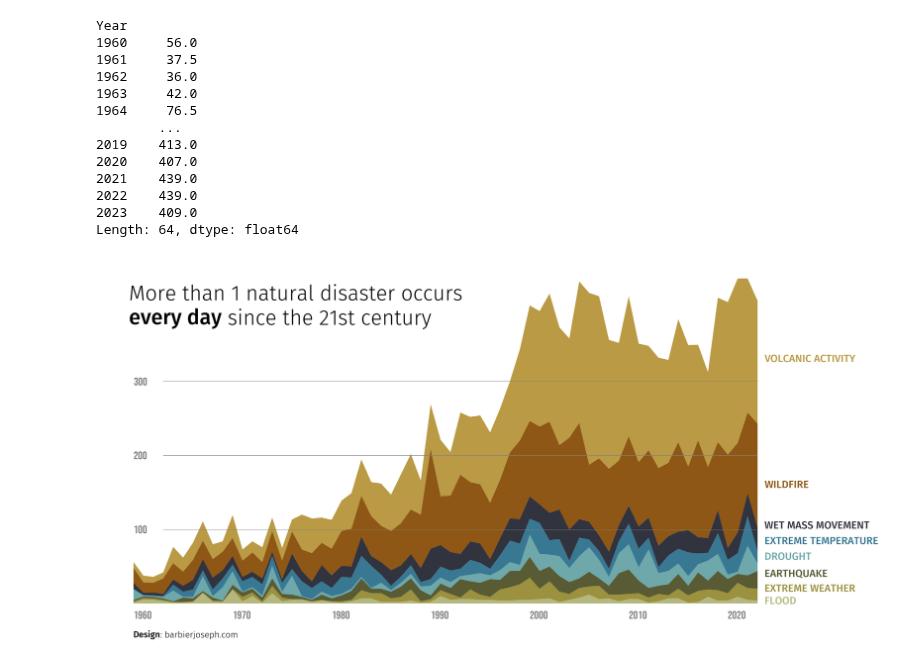
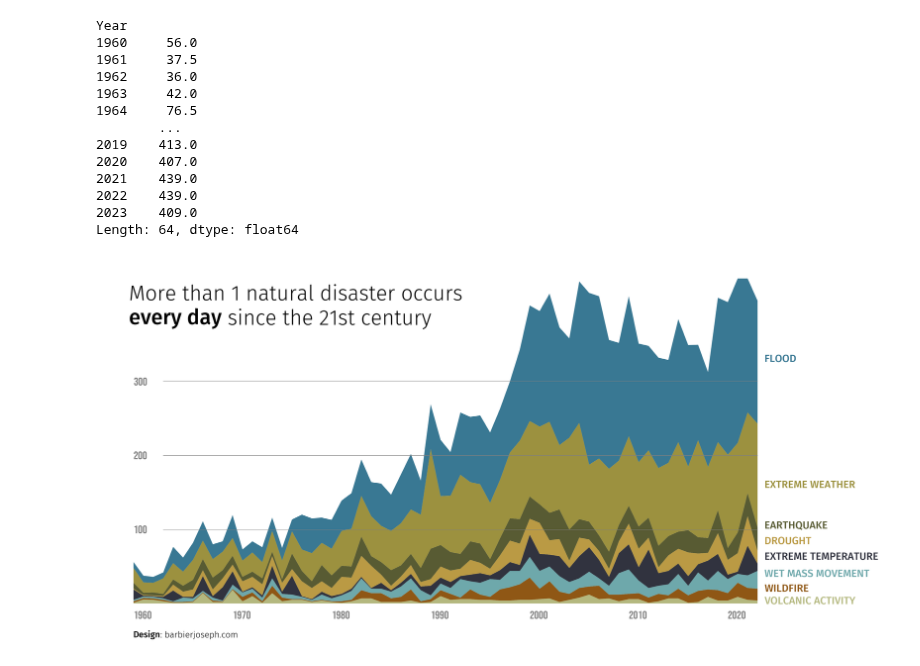
Before and after one commit to JosephBARBIERDARNAL/misc-dataviz, a Jupyter notebook: natural-disaster/code.ipynb, the cells around one changed output. Saved outputs shown, nothing was run; the diff lists cells and outputs as text; code cells hidden in the pictures.

```diff
--- a/natural-disaster/code.ipynb
+++ b/natural-disaster/code.ipynb
@@ -47,11 +47,22 @@ ax.set_axis_off()
 
 columns = df.sum().sort_values().index.to_list()
 
-# yes I tried several palettes. Dali is the best
+# yes I tried several palettes. Dali is the best IMO.
 colors = get_hex('Antique')
 colors = get_hex('Autumn')
 colors = get_hex('Demuth')
 colors = get_hex('Dali')
+color_mapping = {
+   'Flood': colors[4],
+   'Volcanic activity': colors[0],
+   'Wildfire': colors[6],
+   'Drought': colors[7],
+   'Extreme temperature': colors[5],
+   'Wet mass movement': colors[3],
+   'Earthquake': colors[2],
+   'Extreme weather': colors[1],
+}
+colors = [color_mapping[col] for col in columns]
 
 x = df.index
 areas = np.stack(df[columns].values, axis=-1)
@@ -72,56 +83,32 @@ for year in range(1960, 2030, 10):
       font=font, fontsize=13,
       color='grey'
    )
 
 for value in range(100, 400, 100):
    ax_text(
       x=1960, y=value, s=f'{value}',
       va='center', ha='left',
       font=font, fontsize=13,
       color='grey'
    )
-   # horizontal line
    ax.plot([1963, 2023], [value, value], color='grey', lw=.4)
-
-text = """
-The predominant calamity is <Flood>, trailed closely by
-<Extreme weather> events.
-Other significant natural phenomena, though less common,
-merit attention: <Earthquake>, <Storm>, <Wildfire>, <Heatwave>,
-<Drought>, and <Volcanic activity>.
-"""
-# fig_text(
-#    x=.155, y=.72, s=text, fontsize=14,
-#    ha='left', va='top', color='black',
-#    font=other_font, fig=fig,
-#    highlight_textprops=[
-#       {'color': colors[7], 'font': other_bold_font},
-#       {'color': colors[6], 'font': other_bold_font},
-#       {'color': colors[5], 'font': other_bold_font},
-#       {'color': colors[4], 'font': other_bold_font},
-#       {'color': colors[3], 'font': other_bold_font},
-#       {'color': colors[2], 'font': other_bold_font},
-#       {'color': colors[1], 'font': other_bold_font},
-#       {'color': colors[0], 'font': other_bold_font}
-#    ]
-# )
 
 fig_text(
    s='<Design>: barbierjoseph.com', x=.16, y=.05,
    fontsize=10, ha='left', va='top',
    color='black', fontproperties=other_font,
    highlight_textprops=[{'font': other_bold_font}]
 )
 y_pos = [330, 160, 105, 84, 63, 40, 20, 3]
 for i in range(len(y_pos)):
    ax_text(
-      x=2023.7, y=y_pos[i], s=columns[i].upper(),
+      x=2023.7, y=y_pos[i], s=columns[::-1][i].upper(),
       va='center', ha='left',
       font=other_bold_font, fontsize=12,
       color=colors[7-i]
    )
 
 plt.savefig('natural-disasters.png', bbox_inches='tight', dpi=300)
 plt.show()
 # %% [output]
-[figure, old version]
+[figure, new version]
```
Also changed, not shown: 1 other file.
